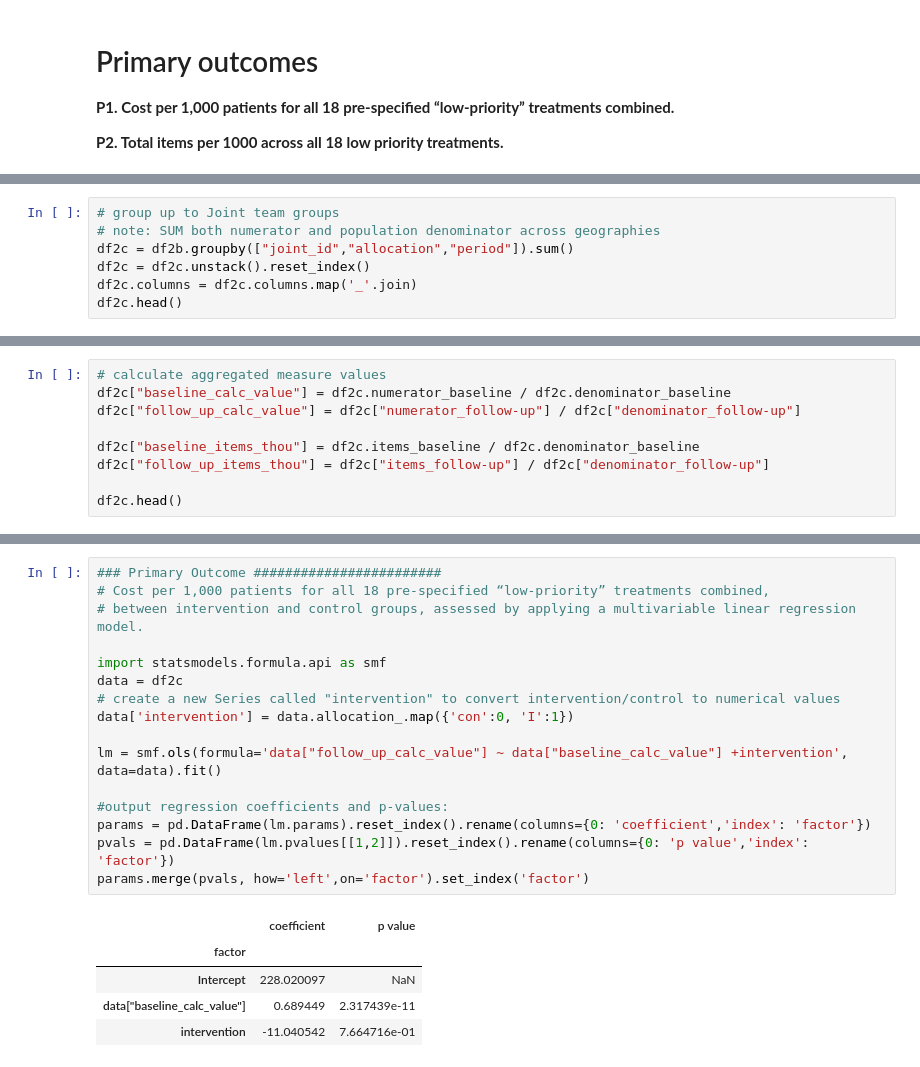
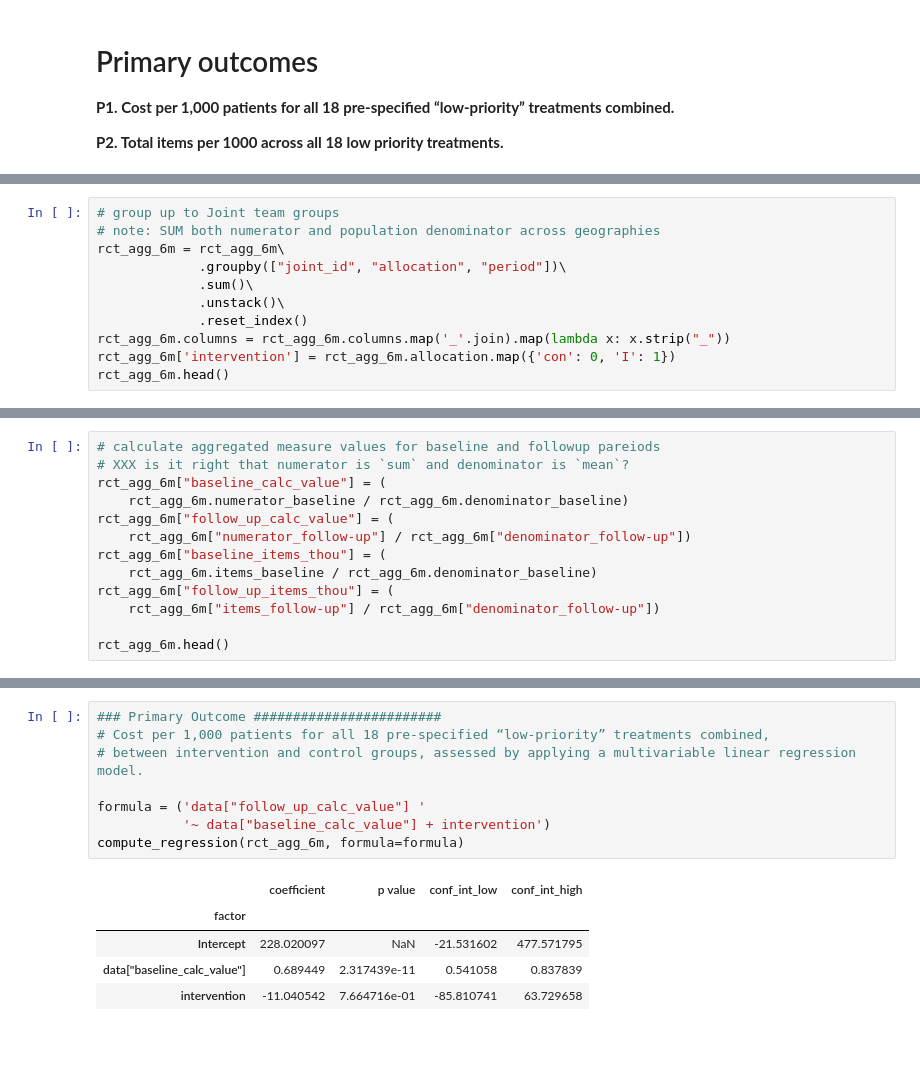
Before and after one commit to ebmdatalab/low-priority-CCG-visit-RCT, a Jupyter notebook: outcomes/Primary outcome measures for LPP RCT.ipynb, the cells around one changed output, grey strips where cells are left out. Drawn from its saved outputs; the diff is of its cells as text.

```diff
--- a/outcomes/Primary outcome measures for LPP RCT.ipynb
+++ b/outcomes/Primary outcome measures for LPP RCT.ipynb
@@ -121,8 +163,12 @@ df2b.head()
 # %%
 # group up to Joint team groups
 # note: SUM both numerator and population denominator across geographies
-df2c = df2b.groupby(["joint_id","allocation","period"]).sum()
-df2c = df2c.unstack().reset_index()
-df2c.columns = df2c.columns.map('_'.join)
-df2c.head()
+rct_agg_6m = rct_agg_6m\
+             .groupby(["joint_id", "allocation", "period"])\
+             .sum()\
+             .unstack()\
+             .reset_index()
+rct_agg_6m.columns = rct_agg_6m.columns.map('_'.join).map(lambda x: x.strip("_"))
+rct_agg_6m['intervention'] = rct_agg_6m.allocation.map({'con': 0, 'I': 1})
+rct_agg_6m.head()
 # %% [output]
@@ -135,10 +181,14 @@ df2c.head()
 # %%
-# calculate aggregated measure values
-df2c["baseline_calc_value"] = df2c.numerator_baseline / df2c.denominator_baseline
-df2c["follow_up_calc_value"] = df2c["numerator_follow-up"] / df2c["denominator_follow-up"]
+# calculate aggregated measure values for baseline and followup pareiods
+# XXX is it right that numerator is `sum` and denominator is `mean`?
+rct_agg_6m["baseline_calc_value"] = (
+    rct_agg_6m.numerator_baseline / rct_agg_6m.denominator_baseline)
+rct_agg_6m["follow_up_calc_value"] = (
+    rct_agg_6m["numerator_follow-up"] / rct_agg_6m["denominator_follow-up"])
+rct_agg_6m["baseline_items_thou"] = (
+    rct_agg_6m.items_baseline / rct_agg_6m.denominator_baseline)
+rct_agg_6m["follow_up_items_thou"] = (
+    rct_agg_6m["items_follow-up"] / rct_agg_6m["denominator_follow-up"])
 
-df2c["baseline_items_thou"] = df2c.items_baseline / df2c.denominator_baseline
-df2c["follow_up_items_thou"] = df2c["items_follow-up"] / df2c["denominator_follow-up"]
-
-df2c.head()
+rct_agg_6m.head()
 # %% [output]
@@ -173,25 +223,17 @@ plt.show()'''
 # %%
 ### Primary Outcome ########################
 # Cost per 1,000 patients for all 18 pre-specified “low-priority” treatments combined,
 # between intervention and control groups, assessed by applying a multivariable linear regression model.
 
-import statsmodels.formula.api as smf
-data = df2c
-# create a new Series called "intervention" to convert intervention/control to numerical values
-data['intervention'] = data.allocation_.map({'con':0, 'I':1})
-
-lm = smf.ols(formula='data["follow_up_calc_value"] ~ data["baseline_calc_value"] +intervention', data=data).fit()
-
-#output regression coefficients and p-values:
-params = pd.DataFrame(lm.params).reset_index().rename(columns={0: 'coefficient','index': 'factor'})
-pvals = pd.DataFrame(lm.pvalues[[1,2]]).reset_index().rename(columns={0: 'p value','index': 'factor'})
-params.merge(pvals, how='left',on='factor').set_index('factor')
+formula = ('data["follow_up_calc_value"] '
+           '~ data["baseline_calc_value"] + intervention')
+compute_regression(rct_agg_6m, formula=formula)
 # %% [output]
-|  | coefficient | p value |
-| factor |  |  |
-| Intercept | 228.020097 | NaN |
-| data["baseline_calc_value"] | 0.689449 | 2.317439e-11 |
-| intervention | -11.040542 | 7.664716e-01 |
+|  | coefficient | p value | conf_int_low | conf_int_high |
+| factor |  |  |  |  |
+| Intercept | 228.020097 | NaN | -21.531602 | 477.571795 |
+| data["baseline_calc_value"] | 0.689449 | 2.317439e-11 | 0.541058 | 0.837839 |
+| intervention | -11.040542 | 7.664716e-01 | -85.810741 | 63.729658 |
 # %%
 ### Primary Outcome P2 ########################
 # ITEMS per 1,000 patients for all 18 pre-specified “low-priority” treatments combined,
```
Also changed, not shown: parts of 15 cells of this notebook, 2 other files.
